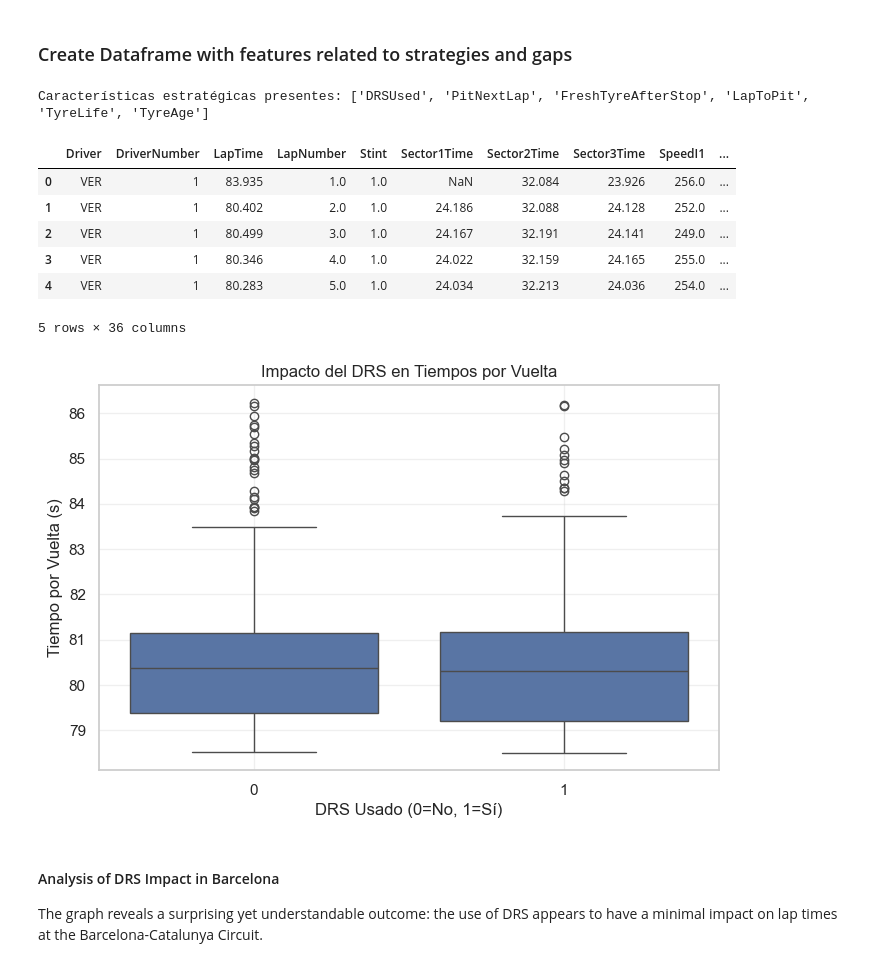
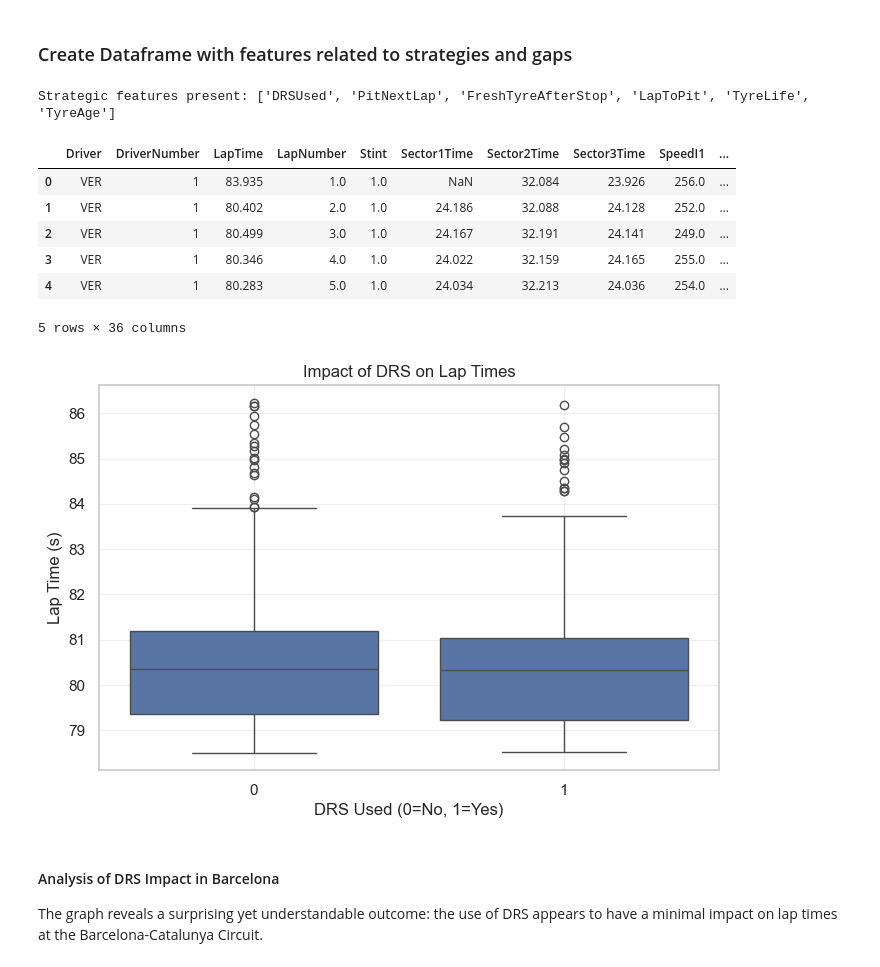
Before and after one commit to VforVitorio/F1_Strat_Manager, a Jupyter notebook: scripts/lap_prediction.ipynb, the cells around one changed output. Saved outputs shown, nothing was run; the diff lists cells and outputs as text; code cells hidden in the pictures.

```diff
--- a/scripts/lap_prediction.ipynb
+++ b/scripts/lap_prediction.ipynb
@@ -903,31 +903,31 @@ These transformations significantly improve the dataset's suitability for machin
 # %%
 def create_tyre_features(df):
     """
-    Crea características relacionadas con neumáticos y su impacto en el rendimiento
+    Create tire-related features and their impact on performance
 
     Args:
-        df: DataFrame con datos limpios
+        df: DataFrame with clean data
 
     Returns:
-        DataFrame con nuevas características de neumáticos
+        DataFrame with new tire features
     """
     data = df.copy()
 
-    # 1. Edad de los neumáticos
+    # 1. Tire Age
     if 'TyreLife' in data.columns:
         data['TyreAge'] = data['TyreLife']
-        print("Creada feature: TyreAge")
+        print("Feature created: TyreAge")
 
-    # 2. Cambio de posición (comparado con la vuelta anterior)
+    # 2. Position Change (compared to the previous lap)
     if 'Position' in data.columns and 'Driver' in data.columns:
         data['PositionChange'] = data.groupby('Driver')['Position'].diff().fillna(0)
-        print("Creada feature: PositionChange")
+        print("Feature created: PositionChange")
 
-    # 3. Carga de combustible (aproximación basada en la vuelta)
+    # 3. Fuel Load (simple approximation based on lap number)
     if 'LapNumber' in data.columns:
         max_lap = data['LapNumber'].max()
-        data['FuelLoad'] = 1 - (data['LapNumber'] / max_lap).round(4)  # Aproximación simple
-        print("Creada feature: FuelLoad (aproximación)")
+        data['FuelLoad'] = 1 - (data['LapNumber'] / max_lap).round(4)
+        print("Feature created: FuelLoad (approximation)")
 
     return data
 # %%
@@ -1019,31 +1019,31 @@ This visualization confirms the classic F1 tire performance trade-off: softer co
 # %% [markdown]
 ### Create Dataframe with features related to strategies and gaps
 # %%
-# Las características estratégicas ya existen
+# The strategic features already exist
 strategy_data = cleaned_tyre_features_data.copy()
 
-# Redondear GapToLeader a 3 decimales
+# Round GapToLeader to 3 decimals
 if 'GapToLeader' in strategy_data.columns:
     strategy_data['GapToLeader'] = strategy_data['GapToLeader'].round(3)
-    print("GapToLeader redondeado a 3 decimales")
+    print("GapToLeader rounded to 3 decimals")
 
-# Lista completa de columnas estratégicas importantes
+# Complete list of important strategic columns
 strategic_cols = [
-    # Posición y gaps
+    # Position and gaps
     'DRSUsed', 'GapToLeader', 'IsLapped', 'UndercutWindow',
-    # Estrategia de pit stops
+    # Pit stop strategy
     'PitNextLap', 'FreshTyreAfterStop', 'LapToPit',
-    # Neumáticos
+    # Tires
     'TyreLife', 'TyreAge'
 ]
 
-# Mostrar las columnas estratégicas presentes
+# Display the strategic columns present
 present_cols = [col for col in strategic_cols if col in strategy_data.columns]
-print(f"Características estratégicas presentes: {present_cols}")
+print(f"Strategic features present: {present_cols}")
 
 strategy_data.head()
 # %% [output]
-Características estratégicas presentes: ['DRSUsed', 'PitNextLap', 'FreshTyreAfterStop', 'LapToPit', 'TyreLife', 'TyreAge']
+Strategic features present: ['DRSUsed', 'PitNextLap', 'FreshTyreAfterStop', 'LapToPit', 'TyreLife', 'TyreAge']
 |  | Driver | DriverNumber | LapTime | LapNumber | Stint | Sector1Time | Sector2Time | Sector3Time | SpeedI1 | ... |
 | 0 | VER | 1 | 83.935 | 1.0 | 1.0 | NaN | 32.084 | 23.926 | 256.0 | ... |
 | 1 | VER | 1 | 80.402 | 2.0 | 1.0 | 24.186 | 32.088 | 24.128 | 252.0 | ... |
@@ -1052,18 +1052,18 @@ Características estratégicas presentes: ['DRSUsed', 'PitNextLap', 'FreshTyreAf
 | 4 | VER | 1 | 80.283 | 5.0 | 1.0 | 24.034 | 32.213 | 24.036 | 254.0 | ... |
 5 rows × 36 columns
 # %%
-# Si tenemos la característica DRSUsed, visualizar su impacto
+# If we have the DRSUsed feature, visualize its impact
 if 'DRSUsed' in strategy_data.columns:
     plt.figure(figsize=(8, 5))
     sns.boxplot(x='DRSUsed', y='LapTime', data=strategy_data)
-    plt.title('Impacto del DRS en Tiempos por Vuelta')
-    plt.xlabel('DRS Usado (0=No, 1=Sí)')
-    plt.ylabel('Tiempo por Vuelta (s)')
+    plt.title('Impact of DRS on Lap Times')
+    plt.xlabel('DRS Used (0=No, 1=Yes)')
+    plt.ylabel('Lap Time (s)')
     plt.grid(True, alpha=0.3)
     plt.savefig('../outputs/week3/drs_impact.png')
     plt.show()
 # %% [output]
-[figure, old version]
+[figure, new version]
 # %% [markdown]
 #### Analysis of DRS Impact in Barcelona
 The graph reveals a surprising yet understandable outcome: the use of DRS appears to have a minimal impact on lap times at the Barcelona-Catalunya Circuit.
```
Also changed, not shown: parts of 66 cells of this notebook.
